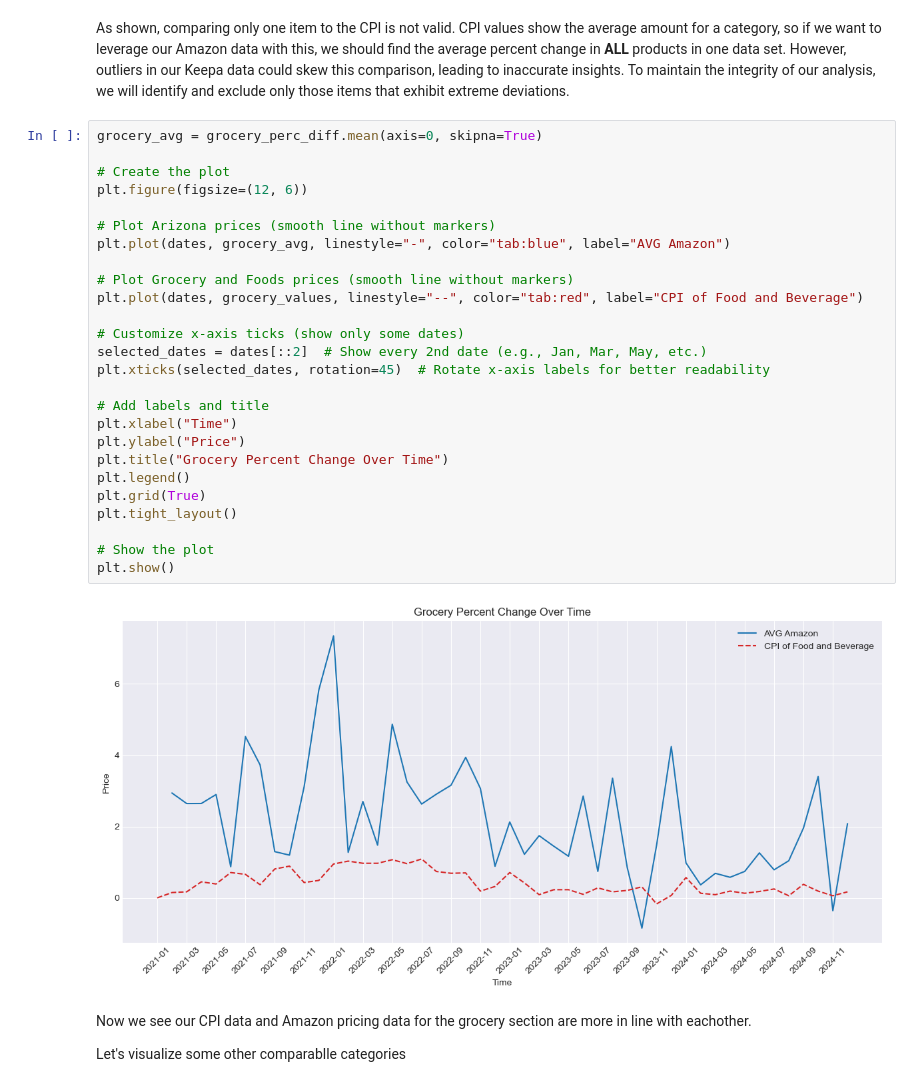
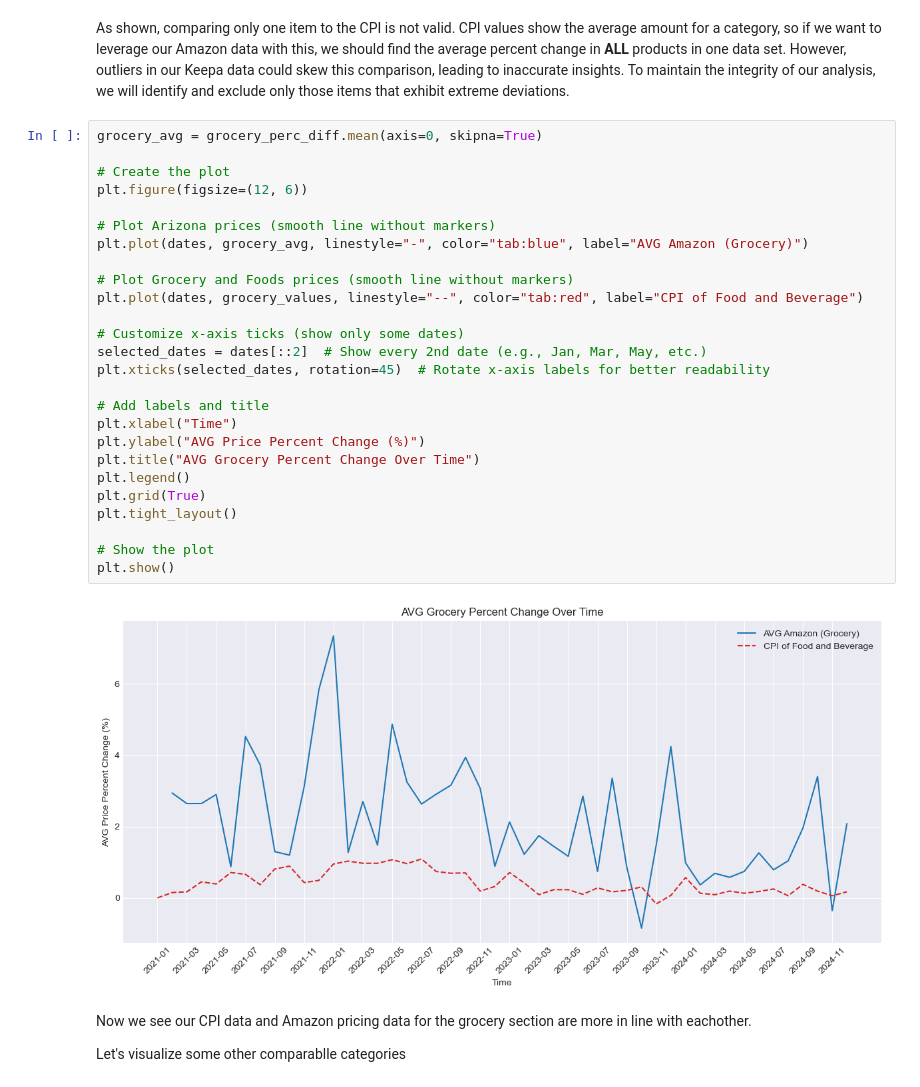
Before and after one commit to domwrm/Amazon-Pricing-Anlysis, a Jupyter notebook: FinalProject_Group031_WI25.ipynb, the cells around one changed output. Drawn from its saved outputs; the diff is of its cells as text.

```diff
--- a/FinalProject_Group031_WI25.ipynb
+++ b/FinalProject_Group031_WI25.ipynb
@@ -938,31 +903,31 @@ As shown, comparing only one item to the CPI is not valid. CPI values show the a
 # %%
 grocery_avg = grocery_perc_diff.mean(axis=0, skipna=True)
 
 # Create the plot
 plt.figure(figsize=(12, 6))
 
 # Plot Arizona prices (smooth line without markers)
-plt.plot(dates, grocery_avg, linestyle="-", color="tab:blue", label="AVG Amazon")
+plt.plot(dates, grocery_avg, linestyle="-", color="tab:blue", label="AVG Amazon (Grocery)")
 
 # Plot Grocery and Foods prices (smooth line without markers)
 plt.plot(dates, grocery_values, linestyle="--", color="tab:red", label="CPI of Food and Beverage")
 
 # Customize x-axis ticks (show only some dates)
 selected_dates = dates[::2]  # Show every 2nd date (e.g., Jan, Mar, May, etc.)
 plt.xticks(selected_dates, rotation=45)  # Rotate x-axis labels for better readability
 
 # Add labels and title
 plt.xlabel("Time")
-plt.ylabel("Price")
-plt.title("Grocery Percent Change Over Time")
+plt.ylabel("AVG Price Percent Change (%)")
+plt.title("AVG Grocery Percent Change Over Time")
 plt.legend()
 plt.grid(True)
 plt.tight_layout()
 
 # Show the plot
 plt.show()
 # %% [output]
-[figure, old version]
+[figure, new version]
 # %% [markdown]
 Now we see our CPI data and Amazon pricing data for the grocery section are more in line with eachother.
 
```
Also changed, not shown: parts of 14 cells of this notebook.
